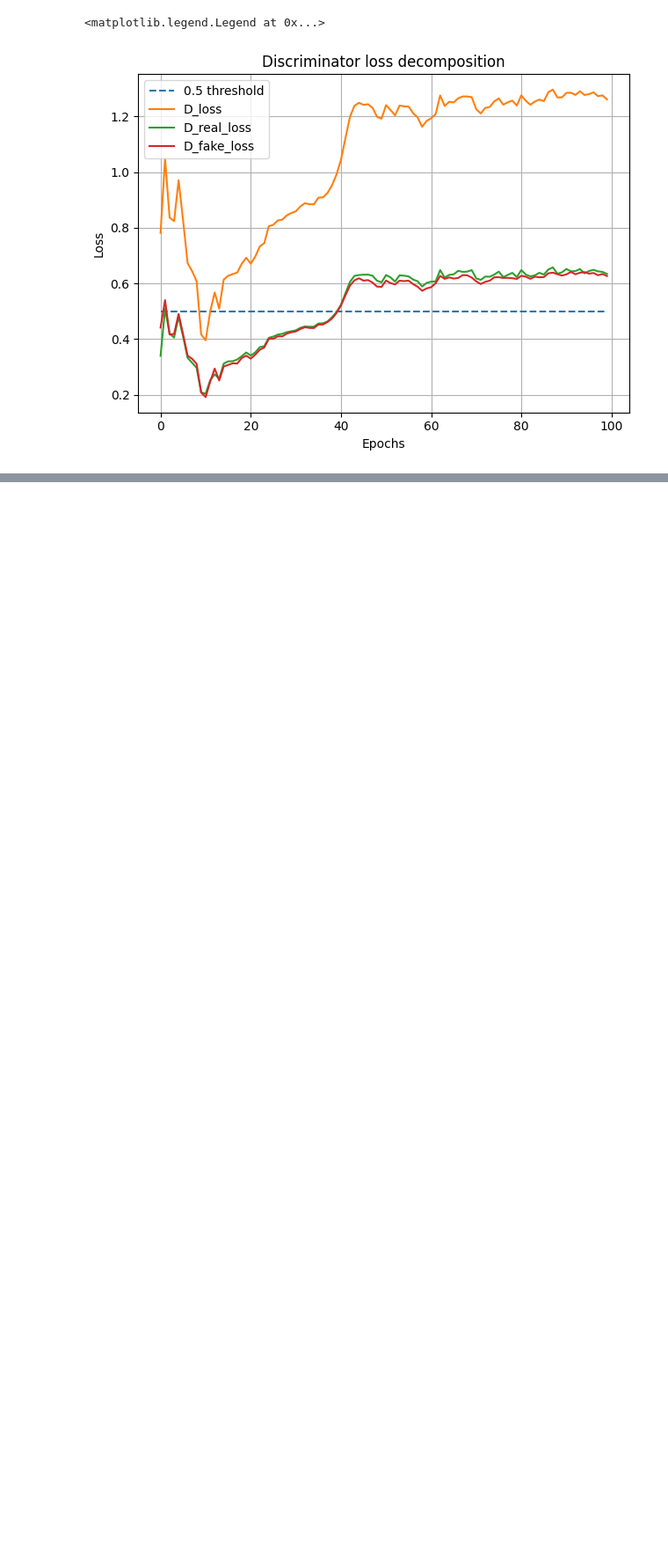
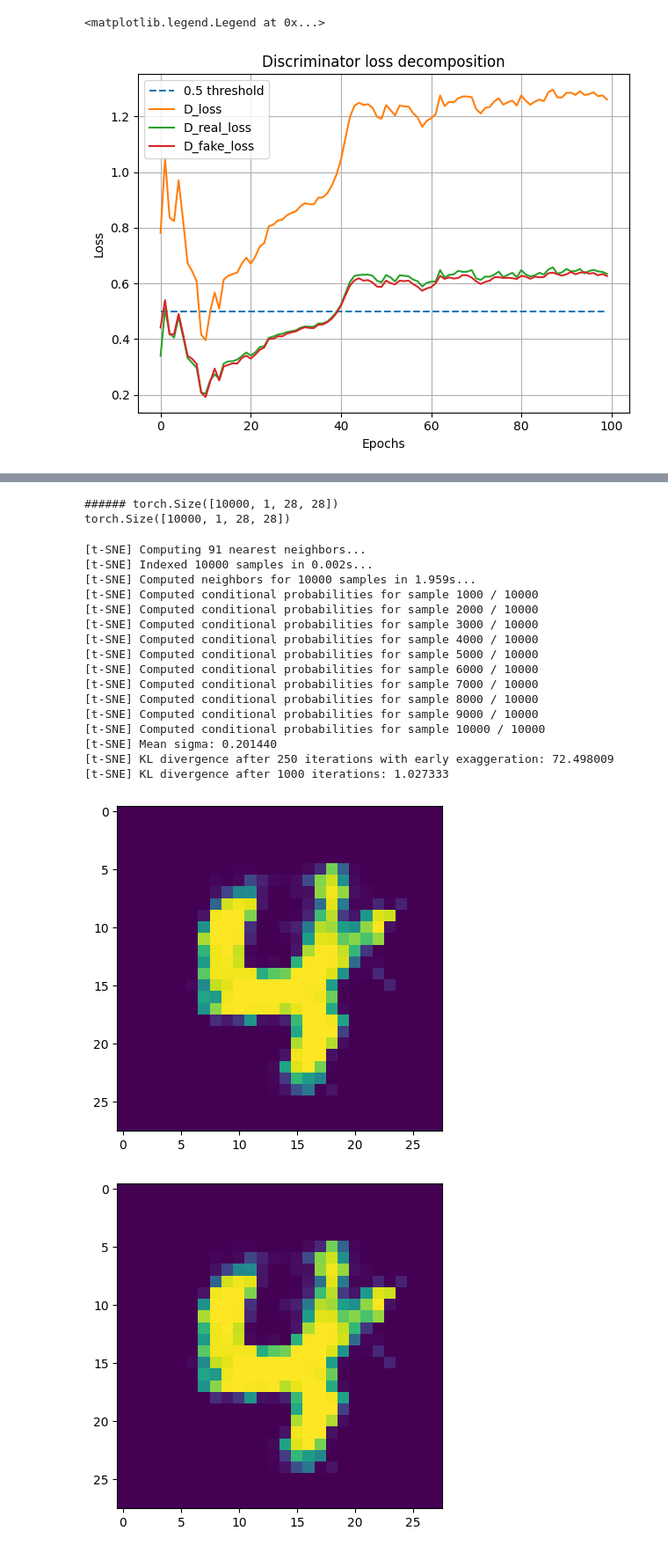
Before and after one commit to metlouf/playing_with_gans, a Jupyter notebook: test.ipynb, the cells around one changed output, grey strips where cells are left out. Shown at 88% size. Cells and saved outputs as stored; diff of their text form; code cells hidden in the pictures; blank space fills up the shorter version.

Commit message:
fixed bug for tuning OT method

```diff
--- a/test.ipynb
+++ b/test.ipynb
@@ -43,3 +49,29 @@ plt.legend()
 # %% [output]
 <matplotlib.legend.Legend at 0x...>
 [figure]
+# %%
+mnist_dim = 784
+device = torch.device('mps')
+G = Generator(g_output_dim = mnist_dim).to(device)
+G.device = device
+G = load_model(G, 'checkpoints', mode = 'G')
+D = Discriminator(mnist_dim).to(device)
+# def load_model(model, folder, mode='G'):
+#     ckpt = torch.load(os.path.join(folder, mode + '.pth'), map_location=torch.device(device))
+#     # Adjust key names if needed
+#     adjusted_ckpt = {}
+#     for k, v in ckpt.items():
+#         new_key = k
+#         # Example: Change key names if they differ
+#         if 'weight' in k:
+#             new_key = k.replace('weight', 'weight_orig')  # Modify this line as needed
+#         adjusted_ckpt[new_key] = v
+#     model.load_state_dict(adjusted_ckpt, strict=False)  # Use strict=False to ignore unexpected keys
+#     return model
+
+D = load_model(D, 'checkpoints', mode = 'D')
+D.device = device
+
+G = G.to(device)
+D = D.to(device)
+n_samples = 10000
@@ -45,0 +117,32 @@ plt.legend()
+# %%
+### For OT with SGD method
+img = make_image(G = G, D= D, batchsize = n_samples, N_update=20, ot=True, mode='dot', k=1, lr=0.1, optmode='sgd', show=True)
+os.makedirs("samples/fake_samples", exist_ok=True)
+for k in range(img.shape[0]):
+    torchvision.utils.save_image(img[k, :, :], os.path.join('samples/fake_samples', f'{k}.png'))
+X = load_bw_images("samples/fake_samples")
+print(X.shape)
+y,confidence = labelize(X)
+new_X = vgg5_encoding(X)
+tsne_pipeline(new_X,y, f"MNIST Fake Dataset -  VGG 5 (fine-tuned) Space",confidence)
+# %% [output]
+###### torch.Size([10000, 1, 28, 28])
+torch.Size([10000, 1, 28, 28])
+[t-SNE] Computing 91 nearest neighbors...
+[t-SNE] Indexed 10000 samples in 0.002s...
+[t-SNE] Computed neighbors for 10000 samples in 1.959s...
+[t-SNE] Computed conditional probabilities for sample 1000 / 10000
+[t-SNE] Computed conditional probabilities for sample 2000 / 10000
+[t-SNE] Computed conditional probabilities for sample 3000 / 10000
+[t-SNE] Computed conditional probabilities for sample 4000 / 10000
+[t-SNE] Computed conditional probabilities for sample 5000 / 10000
+[t-SNE] Computed conditional probabilities for sample 6000 / 10000
+[t-SNE] Computed conditional probabilities for sample 7000 / 10000
+[t-SNE] Computed conditional probabilities for sample 8000 / 10000
+[t-SNE] Computed conditional probabilities for sample 9000 / 10000
+[t-SNE] Computed conditional probabilities for sample 10000 / 10000
+[t-SNE] Mean sigma: 0.201440
+[t-SNE] KL divergence after 250 iterations with early exaggeration: 72.498009
+[t-SNE] KL divergence after 1000 iterations: 1.027333
+[figure, added]
+[figure, added]
```
Also changed, not shown: parts of 5 cells of this notebook, 3 other files.
